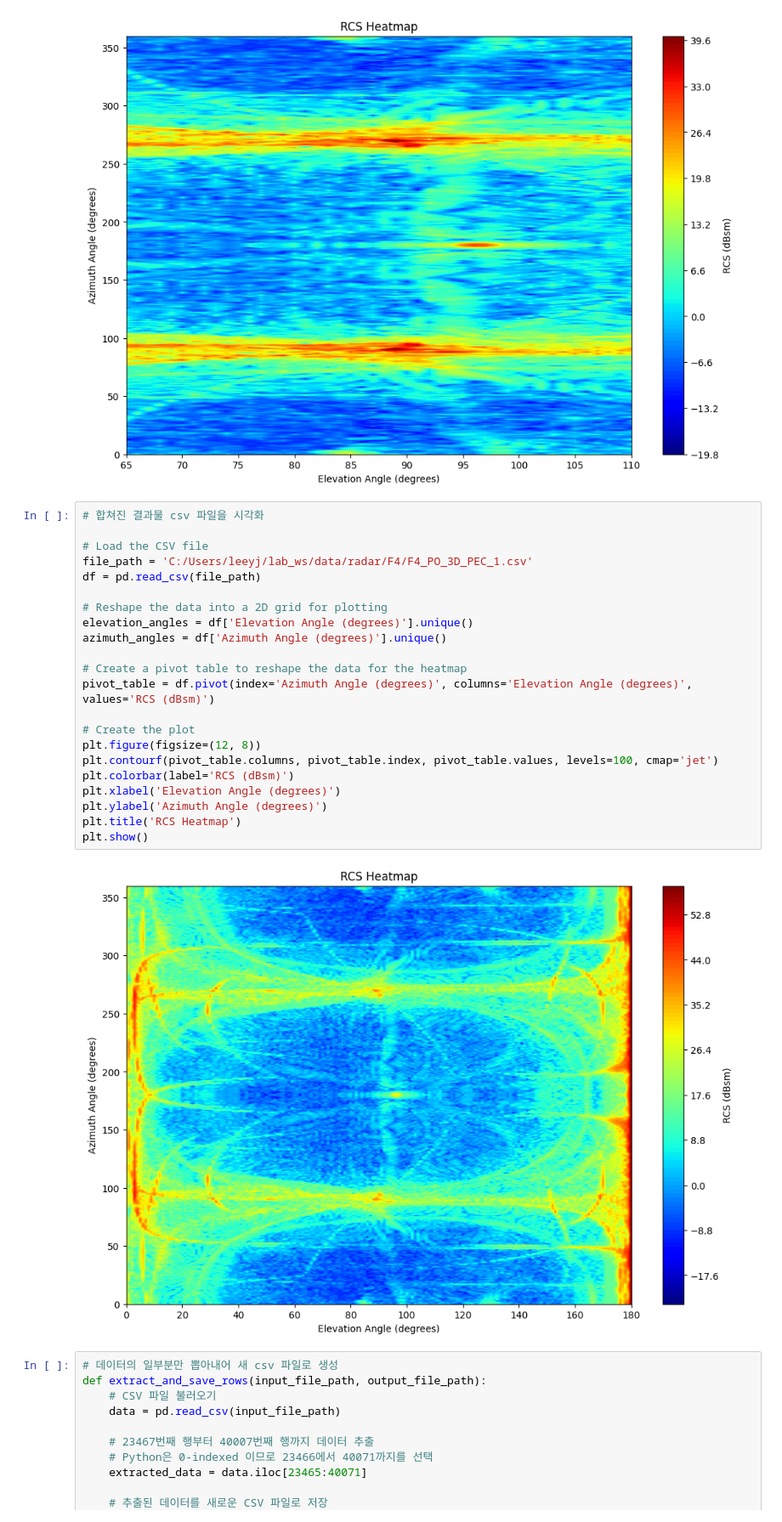
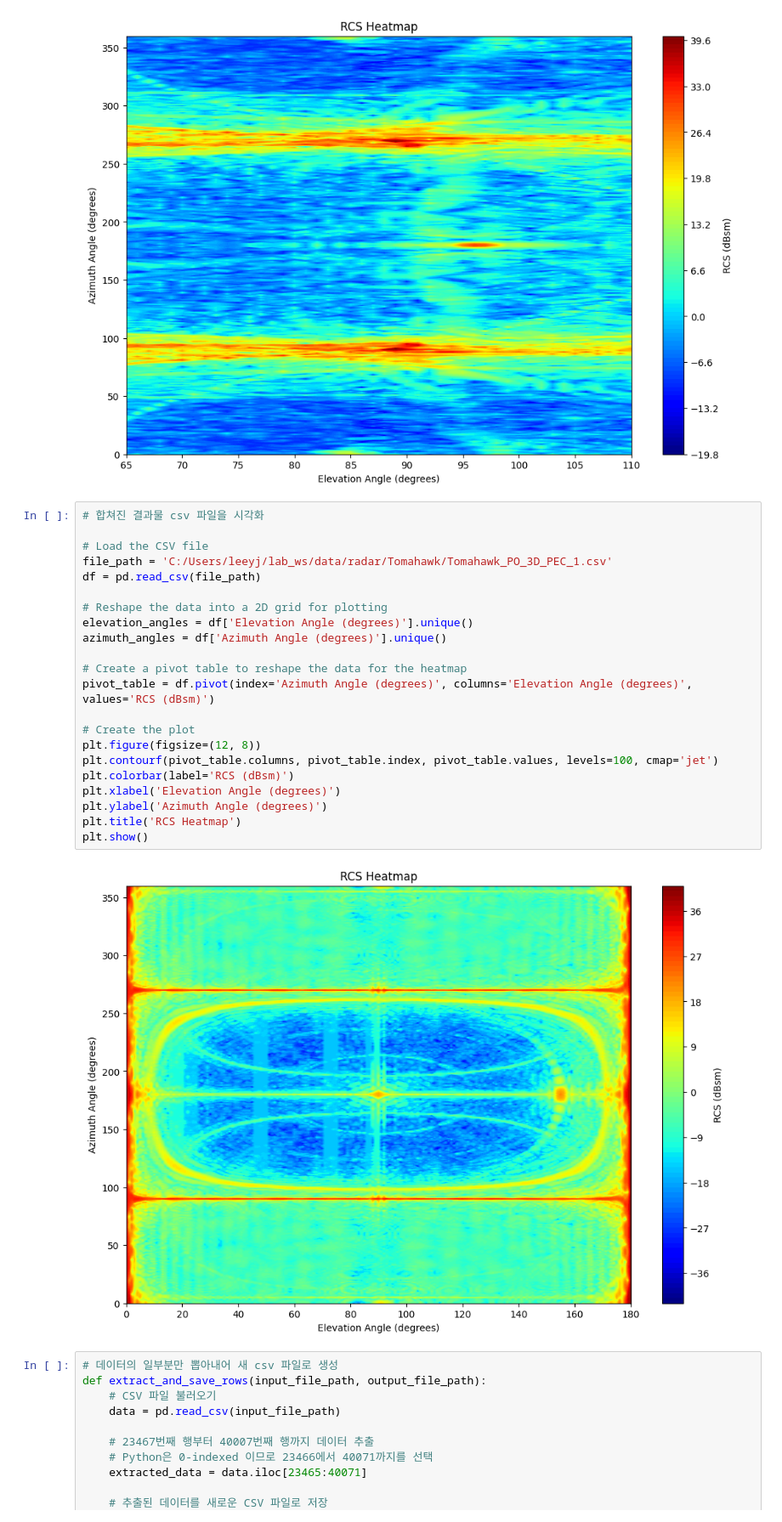
Before and after one commit to BrilliantCarrot/lwj_ws, a Jupyter notebook: radar/DatFileEdit.ipynb, the cells around one changed output. Shown at 85% size. Drawn from its saved outputs; the diff is of its cells as text.

Commit message:
editing rcs data file

```diff
--- a/radar/DatFileEdit.ipynb
+++ b/radar/DatFileEdit.ipynb
@@ -219,27 +279,27 @@ plt.show()
 # %%
 # 합쳐진 결과물 csv 파일을 시각화
 
 # Load the CSV file
-file_path = 'C:/Users/leeyj/lab_ws/data/radar/F4/F4_PO_3D_PEC_1.csv'
+file_path = 'C:/Users/leeyj/lab_ws/data/radar/Tomahawk/Tomahawk_PO_3D_PEC_1.csv'
 df = pd.read_csv(file_path)
 
 # Reshape the data into a 2D grid for plotting
 elevation_angles = df['Elevation Angle (degrees)'].unique()
 azimuth_angles = df['Azimuth Angle (degrees)'].unique()
 
 # Create a pivot table to reshape the data for the heatmap
 pivot_table = df.pivot(index='Azimuth Angle (degrees)', columns='Elevation Angle (degrees)', values='RCS (dBsm)')
 
 # Create the plot
 plt.figure(figsize=(12, 8))
 plt.contourf(pivot_table.columns, pivot_table.index, pivot_table.values, levels=100, cmap='jet')
 plt.colorbar(label='RCS (dBsm)')
 plt.xlabel('Elevation Angle (degrees)')
 plt.ylabel('Azimuth Angle (degrees)')
 plt.title('RCS Heatmap')
 plt.show()
 # %% [output]
-[figure, old version]
+[figure, new version]
 # %%
 # 데이터의 일부분만 뽑아내어 새 csv 파일로 생성
 def extract_and_save_rows(input_file_path, output_file_path):
```
Also changed, not shown: parts of 6 cells of this notebook.
